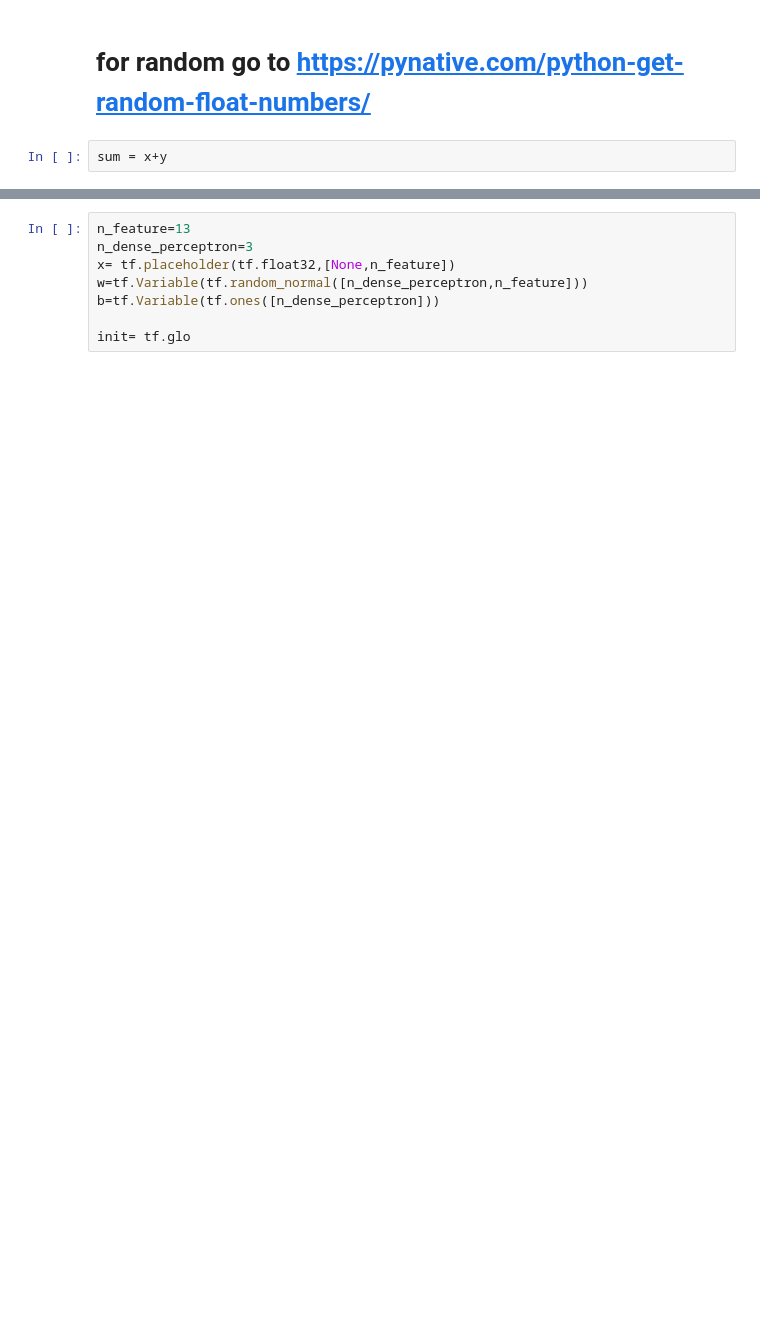
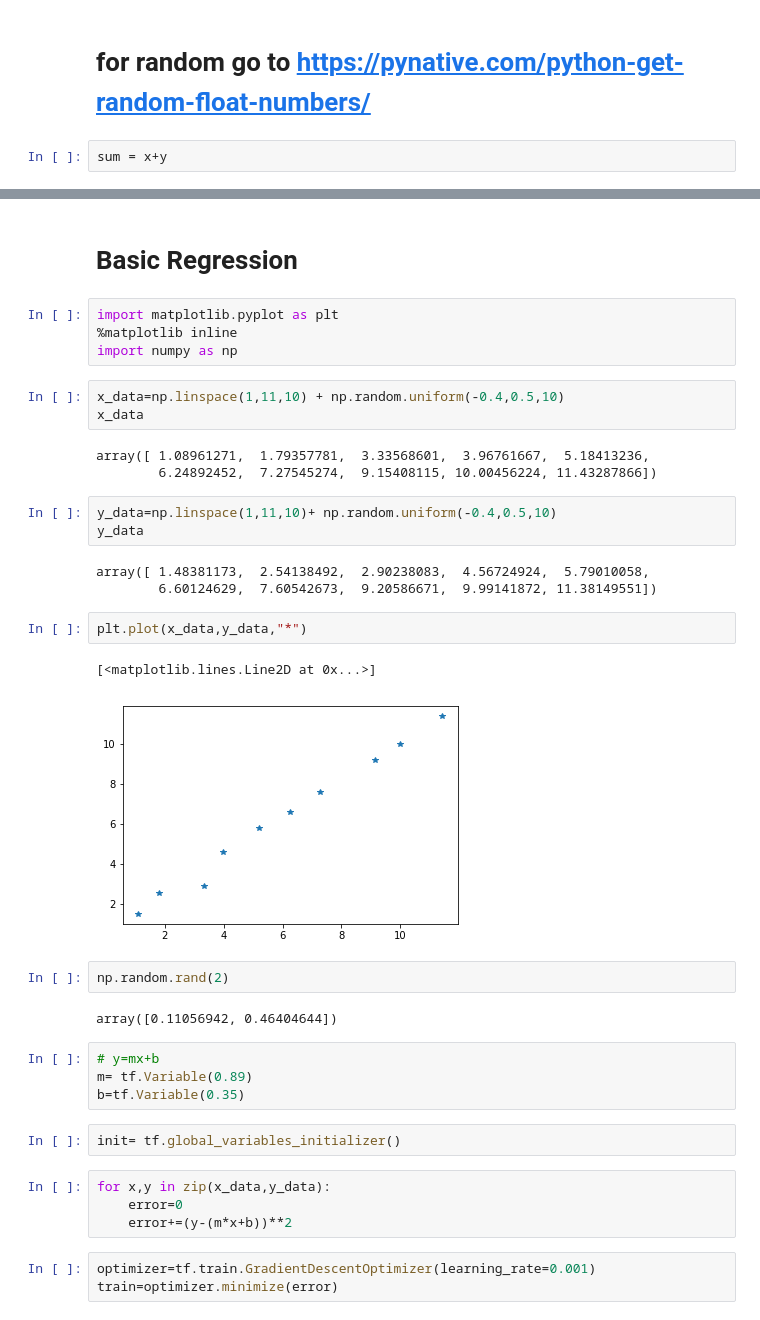
Before and after one commit to NishadAvnish/tensor, a Jupyter notebook: Untitled.ipynb, the cells around one changed output, grey strips where cells are left out. Saved outputs shown, nothing was run; the diff lists cells and outputs as text; blank space fills up the shorter version.

Commit message:
basic regression

```diff
--- a/Untitled.ipynb
+++ b/Untitled.ipynb
@@ -121,8 +119,40 @@ with tf.Session() as sess:
-# %%
-n_feature=13
-n_dense_perceptron=3
-x= tf.placeholder(tf.float32,[None,n_feature])
-w=tf.Variable(tf.random_normal([n_dense_perceptron,n_feature]))
-b=tf.Variable(tf.ones([n_dense_perceptron]))
-
-init= tf.glo
+# %% [markdown]
+# Basic Regression
+# %%
+import matplotlib.pyplot as plt
+%matplotlib inline
+import numpy as np
+# %%
+x_data=np.linspace(1,11,10) + np.random.uniform(-0.4,0.5,10)
+x_data
+# %% [output]
+array([ 1.08961271,  1.79357781,  3.33568601,  3.96761667,  5.18413236,
+        6.24892452,  7.27545274,  9.15408115, 10.00456224, 11.43287866])
+# %%
+y_data=np.linspace(1,11,10)+ np.random.uniform(-0.4,0.5,10)
+y_data
+# %% [output]
+array([ 1.48381173,  2.54138492,  2.90238083,  4.56724924,  5.79010058,
+        6.60124629,  7.60542673,  9.20586671,  9.99141872, 11.38149551])
+# %%
+plt.plot(x_data,y_data,"*")
+# %% [output]
+[<matplotlib.lines.Line2D at 0x...>]
+[figure, added]
+# %%
+np.random.rand(2)
+# %% [output]
+array([0.11056942, 0.46404644])
+# %%
+# y=mx+b
+m= tf.Variable(0.89)
+b=tf.Variable(0.35)
+# %%
+init= tf.global_variables_initializer()
+# %%
+for x,y in zip(x_data,y_data):
+    error=0
+    error+=(y-(m*x+b))**2
+# %%
+optimizer=tf.train.GradientDescentOptimizer(learning_rate=0.001)
+train=optimizer.minimize(error)
```
Also changed, not shown: parts of 8 cells of this notebook.
